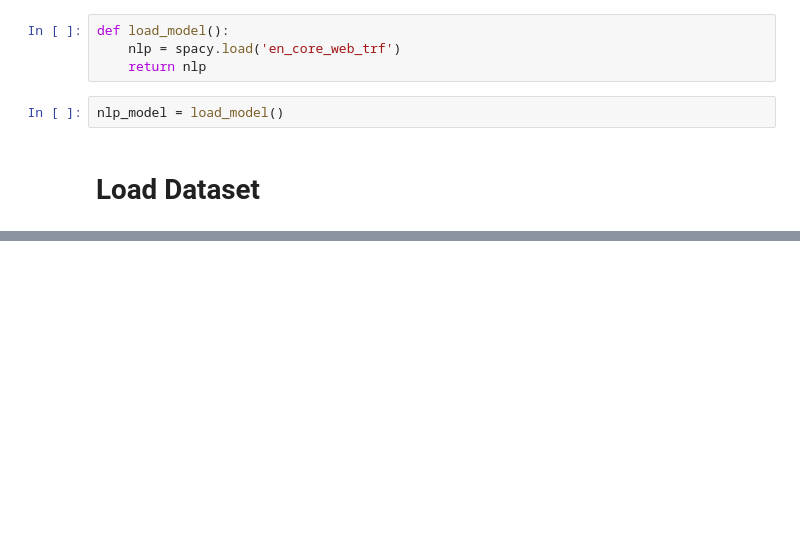
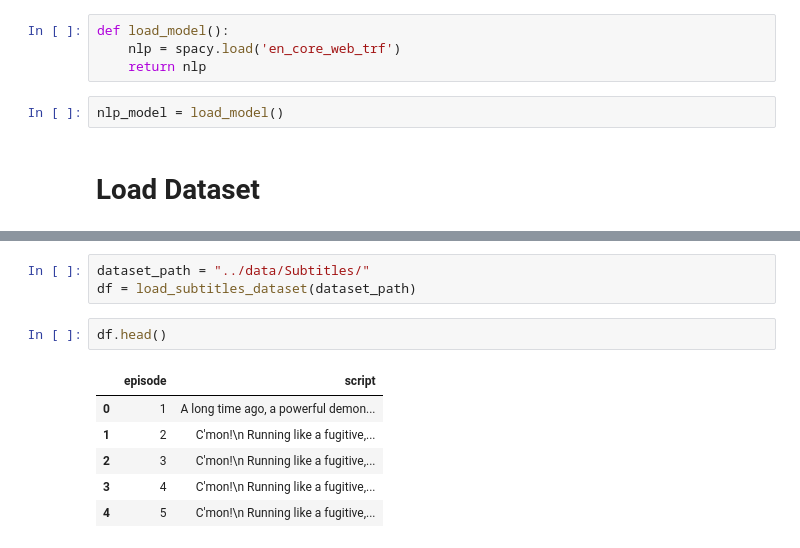
Before and after one commit to gaba42/show_analyzer, a Jupyter notebook: character_network/character_network_generator.ipynb, the cells around one changed output, grey strips where cells are left out. Drawn from its saved outputs; the diff is of its cells as text; blank space fills up the shorter version.

```diff
--- a/character_network/character_network_generator.ipynb
+++ b/character_network/character_network_generator.ipynb
@@ -35,0 +43,12 @@ nlp_model = load_model()
+# %%
+dataset_path = "../data/Subtitles/"
+df = load_subtitles_dataset(dataset_path)
+# %%
+df.head()
+# %% [output]
+|  | episode | script |
+| 0 | 1 | A long time ago, a powerful demon... |
+| 1 | 2 | C'mon!\n Running like a fugitive,... |
+| 2 | 3 | C'mon!\n Running like a fugitive,... |
+| 3 | 4 | C'mon!\n Running like a fugitive,... |
+| 4 | 5 | C'mon!\n Running like a fugitive,... |
```
Also changed, not shown: parts of 24 cells of this notebook, 6 other files.
